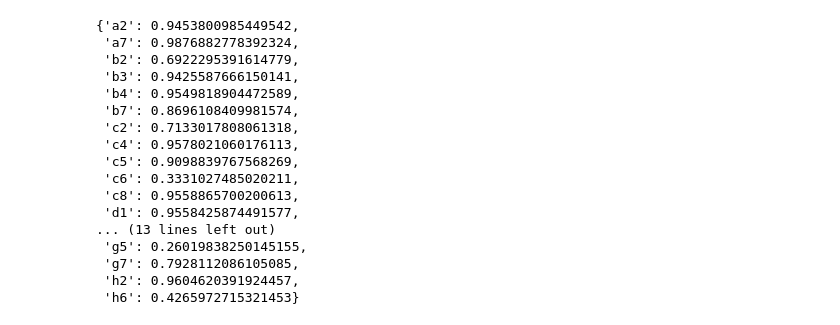
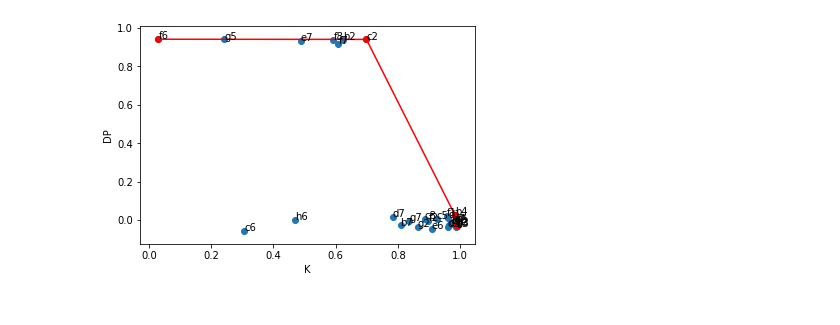
Before and after one commit to NicolAllegra/BHO, a Jupyter notebook: ChessIyer.ipynb, the cells around one changed output. Saved outputs shown, nothing was run; the diff lists cells and outputs as text; code cells hidden in the pictures.

Commit message:
pareto

```diff
--- a/ChessIyer.ipynb
+++ b/ChessIyer.ipynb
@@ -218,10 +225,10 @@ def computeSaliency(FEN = 'rnbq1rk1/pp2bppp/4p3/3p3n/3P1B2/3B1N2/PPPNQPPP/R3K2R
                 # Find the q values
                 dict_q_values_after_perturbation, _ = get_dict_q_vals(board, legal_moves, evaltime, original_move,engine,handler)
                 if typeSal=='sarfa':
-                    '''entry['saliency'], entry['dP'], entry['K'], entry['QMaxAnswer'],\
+                    entry['saliency'], entry['dP'], entry['K'], entry['QMaxAnswer'],\
                     entry['actionGapBeforePerturbation'], entry['actionGapAfterPerturbation']\
-                         = sarfa_saliency.computeSaliencyUsingSarfa(str(original_move), dict_q_values_before_perturbation, dict_q_values_after_perturbation)'''
-                    entry['saliency'], entry['dP'], entry['K'] =sarfa_saliency.computeSaliencyUsingSarfa(str(original_move), dict_q_values_before_perturbation, dict_q_values_after_perturbation)
+                         = sarfa_saliency.computeSaliencyUsingSarfa(str(original_move), dict_q_values_before_perturbation, dict_q_values_after_perturbation)
+                    #entry['saliency'], entry['dP'], entry['K'] =sarfa_saliency.computeSaliencyUsingSarfa(str(original_move), dict_q_values_before_perturbation, dict_q_values_after_perturbation)
 
                     dd = defaultdict(list)
 
@@ -290,9 +297,9 @@ def return_bestmove(board, eval_time = 6000):
     bestmove =  engine.go(movetime=eval_time).bestmove
     #print('Best move is', bestmove)
 
-    svg_w_arrow = svg_custom.board(board, arrows = [svg_custom.Arrow(tail =  bestmove.from_square, head = bestmove.to_square, color = '#e6e600')])
+    #svg_w_arrow = svg_custom.board(board, arrows = [svg_custom.Arrow(tail =  bestmove.from_square, head = bestmove.to_square, color = '#e6e600')])
 
-    svg_to_png(svg_w_arrow)
+    #svg_to_png(svg_w_arrow)
 
     return bestmove
 
@@ -406,7 +413,7 @@ with open('chess_saliency_databases/chess-saliency-dataset-v1.json') as f:
 
 df_sarfa = pd.json_normalize(d['puzzles'])
 # %%
-number=1
+number=2
 for t in ['sarfa']:#,'iyer']:
     counters=0
     counteri=0
@@ -414,6 +421,8 @@ for t in ['sarfa']:#,'iyer']:
         FEN = row['fen']
         board = chess.Board(FEN)
         handler,engine=select_engine()
+        best_for_eng=return_bestmove(board)
+
         evaluation, bestmove = explanation(board,t,engine,handler)
         dict_sal= saliency(evaluation,bestmove)
         max_key = max(dict_sal, key=dict_sal.get)
@@ -422,7 +431,7 @@ for t in ['sarfa']:#,'iyer']:
 
         if t=='sarfa':
             d =  {"FEN":FEN,
-                    "BEST_MOVE":chess.Move.uci(bestmove),
+                    "BEST_MOVE":chess.Move.uci(best_for_eng),
                      "EXPERT":df_sarfa.loc[(df_sarfa['fen']==FEN)]['saliencyGroundTruth'].tolist(),
                      "SARFA":[{key:value} for key, value in dict_sal.items()],
                      "Q-VALUE":[{p_id:p_info[key]} for p_id, p_info in evaluation.items() for key in p_info if key=='Q-Value'],
@@ -465,6 +457,33 @@ with open('file/0.json') as json_data:
     data = json.load(json_data)
 
 data_graph=pd.DataFrame.from_dict(data, orient='index').T.set_index('FEN')
+# %%
+def plot_pareto_frontier(test,maxX=True, maxY=True):
+    Xs,Ys = zip(*test.values())
+    '''Pareto frontier selection process'''
+    sorted_list = sorted([[Xs[i], Ys[i]] for i in range(len(Xs))], reverse=maxY)
+    pareto_front = [sorted_list[0]]
+    for pair in sorted_list[1:]:
+        if maxY:
+            if pair[1] >= pareto_front[-1][1]:
+                pareto_front.append(pair)
+        else:
+            if pair[1] <= pareto_front[-1][1]:
+                pareto_front.append(pair)
+
+    '''Plotting process'''
+    labels = test.keys()
+    plt.scatter(Xs,Ys)
+    pf_X = [pair[0] for pair in pareto_front]
+    pf_Y = [pair[1] for pair in pareto_front]
+    plt.plot(pf_X, pf_Y,color='r')
+    plt.scatter(pf_X, pf_Y,color='r')
+    for label, x, y in zip(labels, Xs, Ys):
+        plt.annotate(label, xy = (x, y))
+
+    plt.xlabel("K")
+    plt.ylabel("DP")
+    plt.show()
 # %%
 dd = defaultdict(list)
 d_K=dict((key,d[key]) for d in data['K'] for key in d)
@@ -494,20 +496,0 @@ for label, x, y in zip(labels, xs, ys):
-# %%
-dict((key,d[key]) for d in data['K'] for key in d)
-# %% [output]
-{'a2': 0.9453800985449542,
- 'a7': 0.9876882778392324,
- 'b2': 0.6922295391614779,
- 'b3': 0.9425587666150141,
- 'b4': 0.9549818904472589,
- 'b7': 0.8696108409981574,
- 'c2': 0.7133017808061318,
- 'c4': 0.9578021060176113,
- 'c5': 0.9098839767568269,
- 'c6': 0.3331027485020211,
- 'c8': 0.9558865700200613,
- 'd1': 0.9558425874491577,
-... (13 lines left out)
- 'g5': 0.26019838250145155,
- 'g7': 0.7928112086105085,
- 'h2': 0.9604620391924457,
- 'h6': 0.4265972715321453}
@@ -530,3 +497,7 @@ evaluation
+# %%
+plot_pareto_frontier(test)
+# %% [output]
+[figure, added]
 # %%
 file_name=f'file/prova.json'
 for e in ['a','b']:
```
Also changed, not shown: parts of 9 cells of this notebook, 6 other files.
